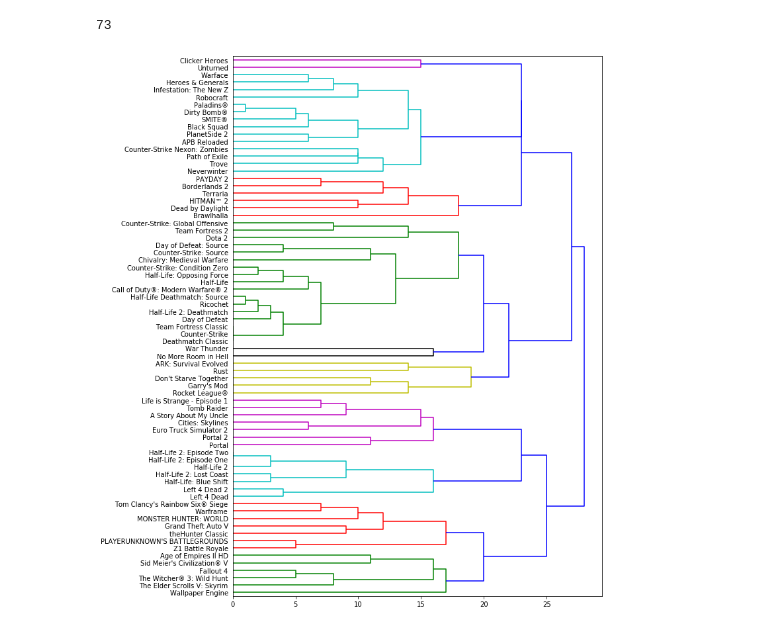
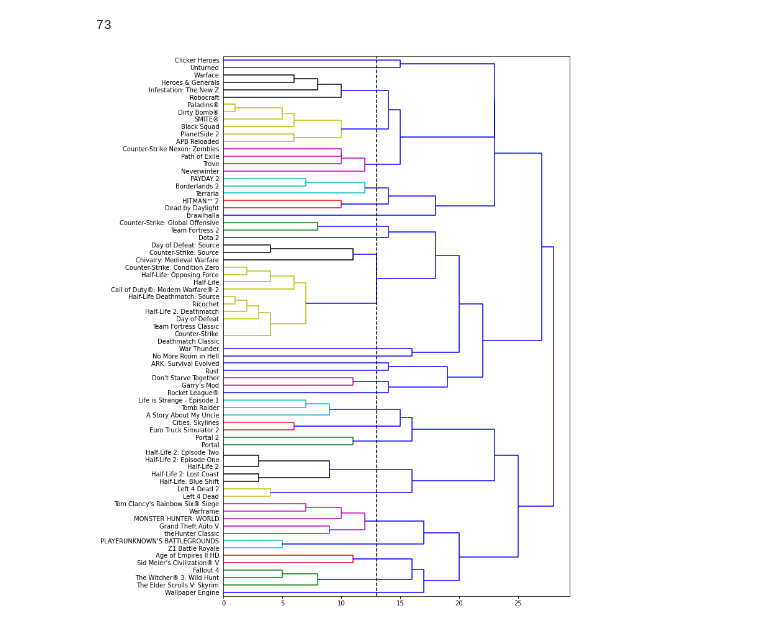
Before and after one commit to matejgrzinic/PR20MGDPMZML, a Jupyter notebook: dendogram.ipynb, the cells around one changed output. Saved outputs shown, nothing was run; the diff lists cells and outputs as text; code cells hidden in the pictures.

```diff
--- a/dendogram.ipynb
+++ b/dendogram.ipynb
@@ -506,9 +506,15 @@ len(game_specifics)
 # %% [output]
 73
 # %%
+from sklearn.metrics import silhouette_score
+t = 13
 L = sch.linkage(game_specifics, method="complete", metric="cityblock")
-plt.figure(figsize=(10, 15))
-D      = sch.dendrogram(L, labels=steam2["name"].values, leaf_font_size=10, orientation='right', )
+
+
+
+plt.figure(figsize=(10, 16),facecolor="w")
+D      = sch.dendrogram(L, labels=steam2["name"].values, leaf_font_size=10, orientation='right', color_threshold=t)
+plt.plot([t, t],[0, 1000],"k--")
 plt.show()
 # %% [output]
-[figure, old version]
+[figure, new version]
```
Also changed, not shown: parts of 2 cells of this notebook, 5 other files.
